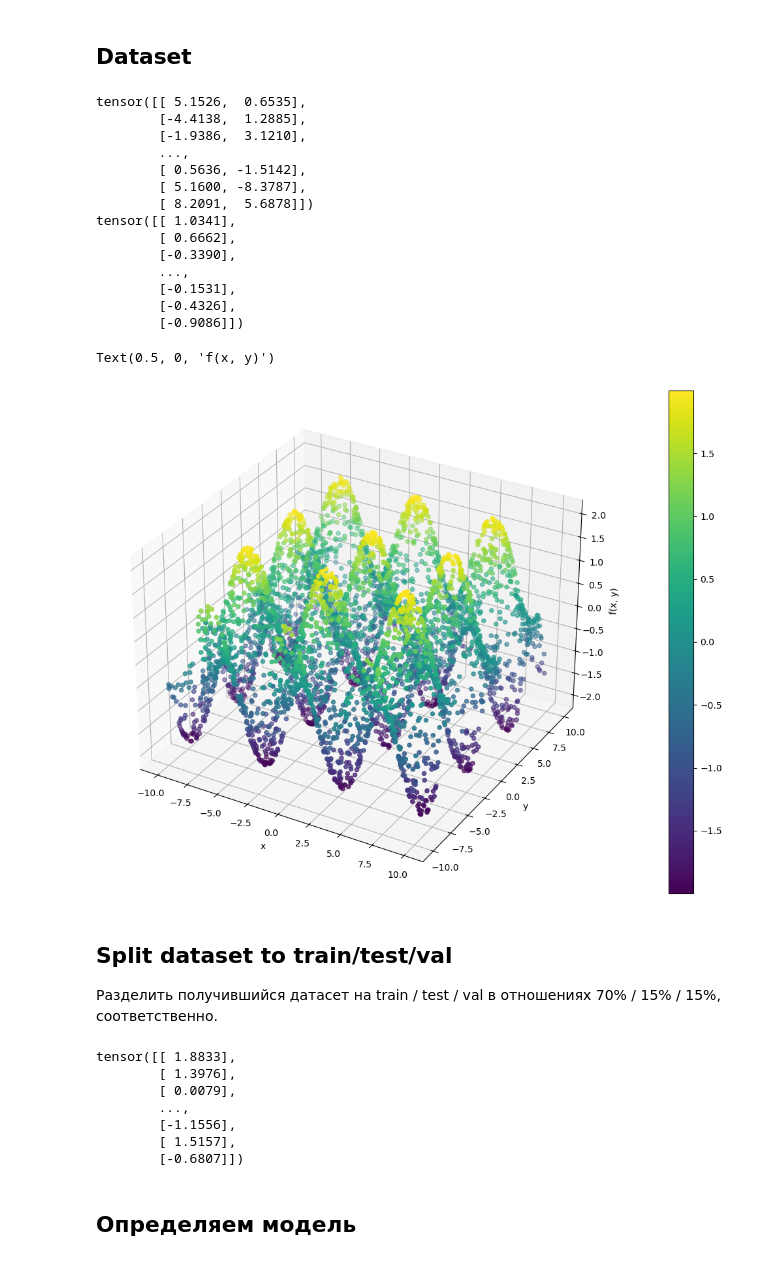
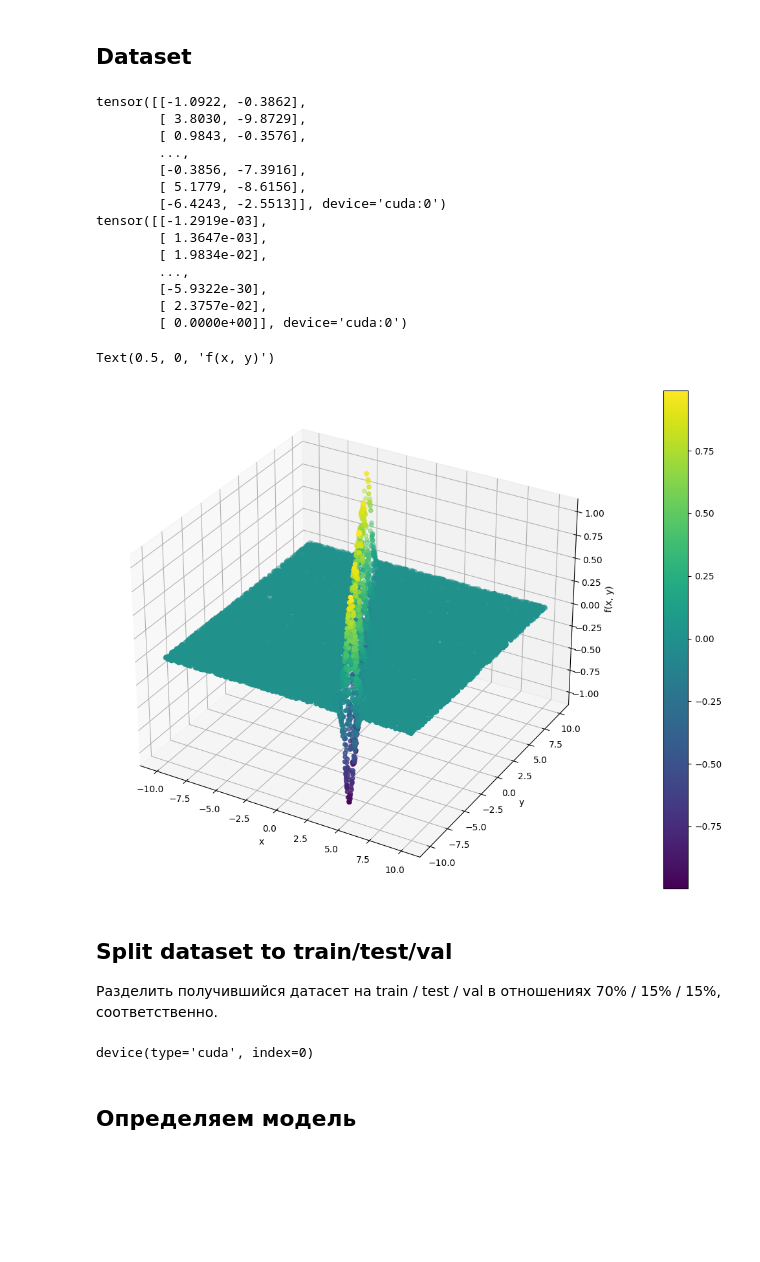
Before and after one commit to Charles-Wi/OtusML, a Jupyter notebook: HW5/PracticePyTorch.ipynb, the cells around one changed output. Cells and saved outputs as stored; diff of their text form; code cells hidden in the pictures; blank space fills up the shorter version.

```diff
--- a/HW5/PracticePyTorch.ipynb
+++ b/HW5/PracticePyTorch.ipynb
@@ -31,11 +33,11 @@ cpu
 # %% [markdown]
 ## Определения
 # %%
-def f_(x, y):
+def f(x, y):
     return torch.sin(x + 2 * y) * torch.exp(-torch.pow((2 * x + y), 2))
 
-def f(x, y):
-    return torch.sin(y) + torch.cos(x) # * torch.exp(-torch.pow((2 * x + y), 2))
+#def f_(x, y):
+#    return torch.sin(y) + torch.cos(x) # for debug and develop
 
 def getRandVector(n):
     v = torch.rand(n, dtype=DTYPE)
@@ -43,42 +45,40 @@ def getRandVector(n):
 # %% [markdown]
 ## Dataset
 # %%
-n = 5000 #20000 # Размер выборки
+n = 20000 # Размер выборки
 
 X = torch.stack((getRandVector(n), getRandVector(n)), dim=1)
 y = f(X[:, 0], X[:, 1])
 y.unsqueeze_(1)
-X.to(DEVICE)
-y.to(DEVICE)
 
 print(X)
 print(y)
 # %% [output]
-tensor([[ 5.1526,  0.6535],
-        [-4.4138,  1.2885],
-        [-1.9386,  3.1210],
+tensor([[-1.0922, -0.3862],
+        [ 3.8030, -9.8729],
+        [ 0.9843, -0.3576],
         ...,
-        [ 0.5636, -1.5142],
-        [ 5.1600, -8.3787],
-        [ 8.2091,  5.6878]])
-tensor([[ 1.0341],
-        [ 0.6662],
-        [-0.3390],
+        [-0.3856, -7.3916],
+        [ 5.1779, -8.6156],
+        [-6.4243, -2.5513]], device='cuda:0')
+tensor([[-1.2919e-03],
+        [ 1.3647e-03],
+        [ 1.9834e-02],
         ...,
-        [-0.1531],
-        [-0.4326],
-        [-0.9086]])
+        [-5.9322e-30],
+        [ 2.3757e-02],
+        [ 0.0000e+00]], device='cuda:0')
 # %%
 fig = plt.figure()
 ax = fig.add_subplot(111, projection='3d')
-dia = ax.scatter(X[:,0].numpy(), X[:,1].numpy(), y.detach().numpy(), c=y.detach().numpy(), cmap="viridis")
+dia = ax.scatter(X[:,0].cpu().numpy(), X[:,1].cpu().numpy(), y.cpu().detach().numpy(), c=y.cpu().detach().numpy(), cmap="viridis")
 fig.colorbar(dia)
 ax.set_xlabel('x')
 ax.set_ylabel('y')
 ax.set_zlabel('f(x, y)')
 # %% [output]
 Text(0.5, 0, 'f(x, y)')
-[figure, old version]
+[figure, new version]
 # %% [markdown]
 ## Split dataset to train/test/val
 Разделить получившийся датасет на train / test / val в отношениях 70% / 15% / 15%, соответственно.
@@ -86,21 +86,10 @@ Text(0.5, 0, 'f(x, y)')
 X_train, X_test, y_train, y_test = train_test_split(X, y, test_size=0.3, random_state=1)
 X_val, X_test, y_val, y_test = train_test_split(X_test, y_test, test_size=0.5, random_state=1)
 
-y_train
-
-#X_train = X_train.to(torch.float16)
-#y_train = torch.from_numpy(y_train).to(torch.float16)
-#X_test = torch.from_numpy(X_test).to(torch.float16)
-#y_test = torch.from_numpy(y_test)
-#I PULL IN HERE
+#y_train.to('cuda:0')
+y_train.device
 # %% [output]
-tensor([[ 1.8833],
-        [ 1.3976],
-        [ 0.0079],
-        ...,
-        [-1.1556],
-        [ 1.5157],
-        [-0.6807]])
+device(type='cuda', index=0)
 # %% [markdown]
 ## Определяем модель
 # %%
```
Also changed, not shown: parts of 6 cells of this notebook.
